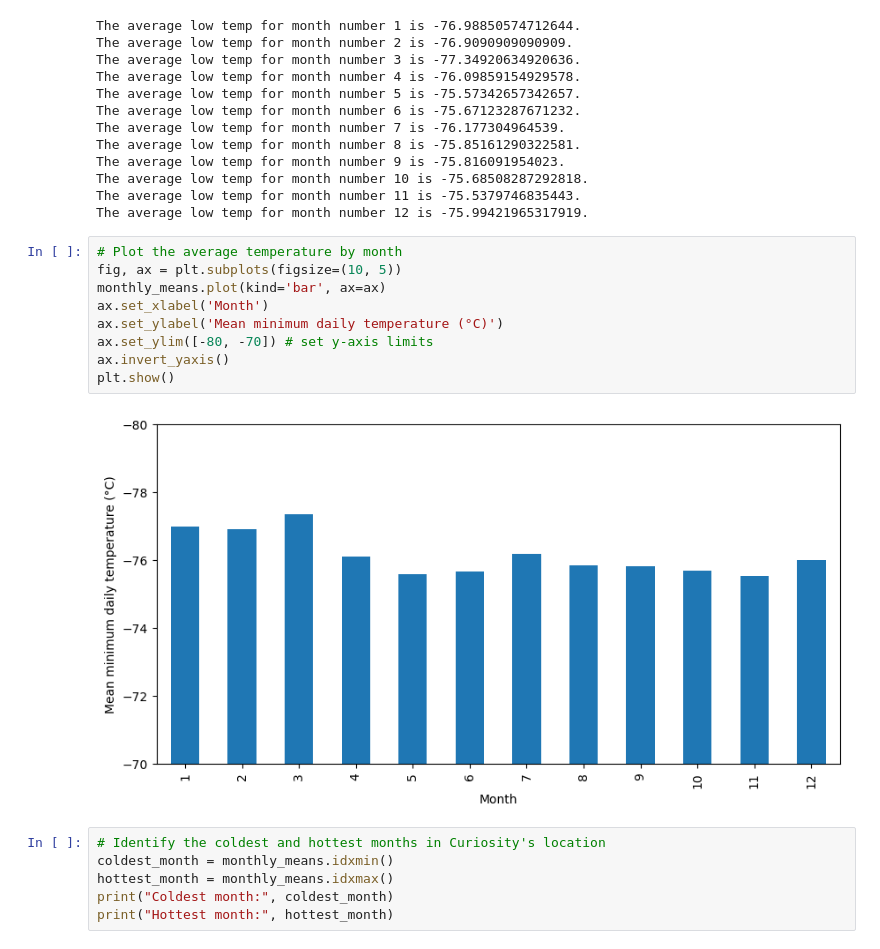
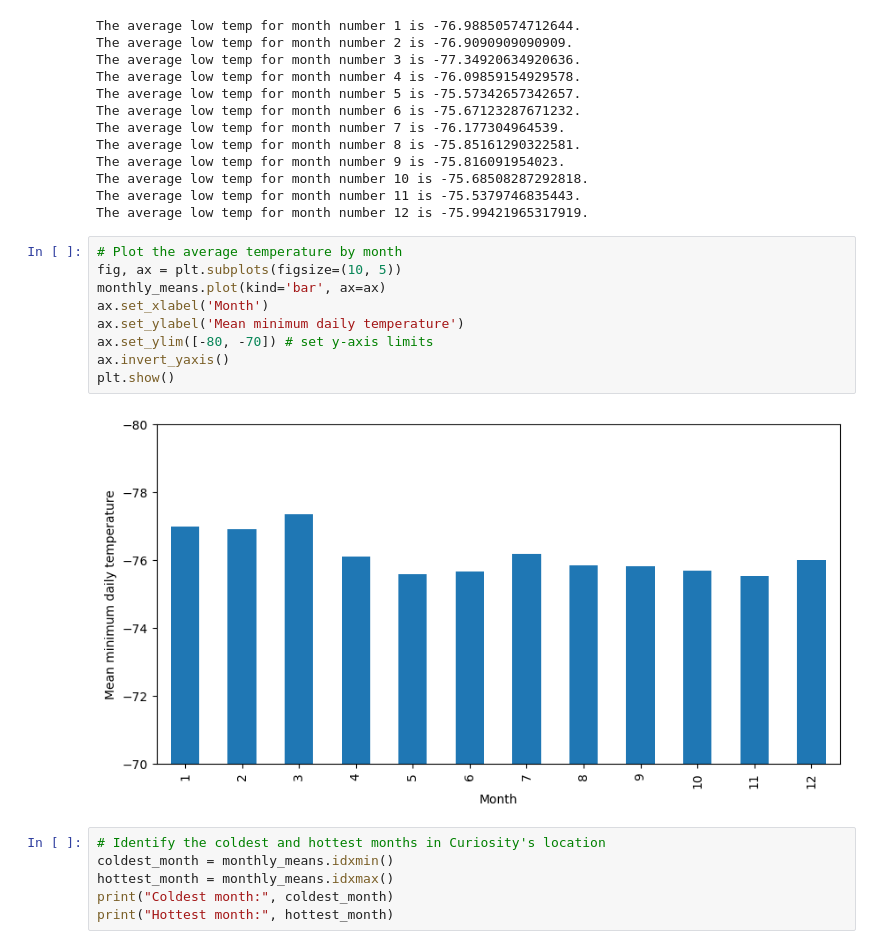
Before and after one commit to mlister3/News_Scraper_and_Analysis, a Jupyter notebook: part_2_mars_waether/part_2_mars_weather.ipynb, the cells around one changed output. Cells and saved outputs as stored; diff of their text form.

```diff
--- a/part_2_mars_waether/part_2_mars_weather.ipynb
+++ b/part_2_mars_waether/part_2_mars_weather.ipynb
@@ -197,14 +197,14 @@ The average low temp for month number 12 is -75.99421965317919.
 # %%
 # Plot the average temperature by month
 fig, ax = plt.subplots(figsize=(10, 5))
 monthly_means.plot(kind='bar', ax=ax)
 ax.set_xlabel('Month')
-ax.set_ylabel('Mean minimum daily temperature (°C)')
+ax.set_ylabel('Mean minimum daily temperature')
 ax.set_ylim([-80, -70]) # set y-axis limits
 ax.invert_yaxis()
 plt.show()
 # %% [output]
-[figure, old version]
+[figure, new version]
 # %%
 # Identify the coldest and hottest months in Curiosity's location
 coldest_month = monthly_means.idxmin()
```
Also changed, not shown: parts of 10 cells of this notebook, 1 other file.
